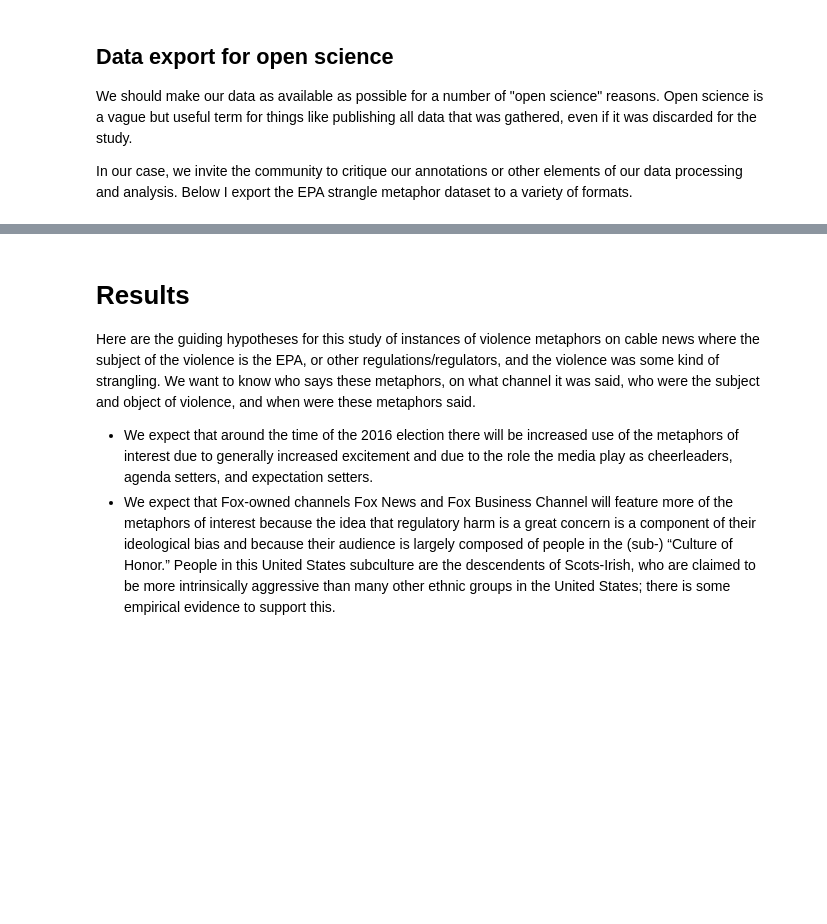
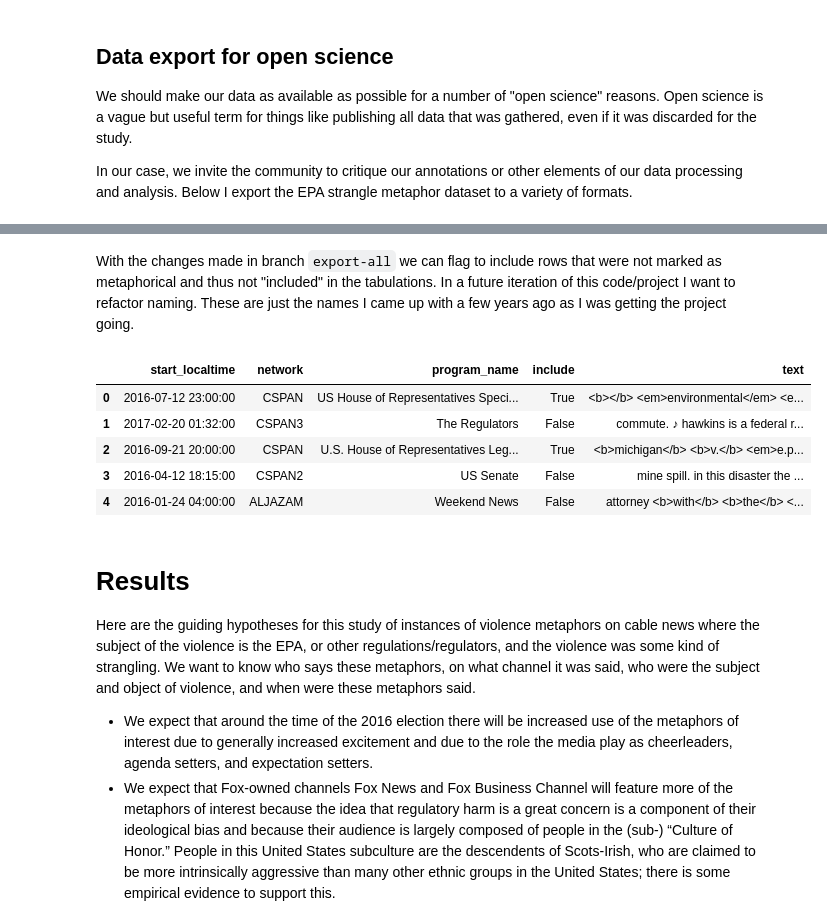
Before and after one commit to mt-digital/epa-metvi, a Jupyter notebook: Results.ipynb, the cells around one changed output, grey strips where cells are left out. Saved outputs shown, nothing was run; the diff lists cells and outputs as text; code cells hidden in the pictures; blank space fills up the shorter version.

```diff
--- a/Results.ipynb
+++ b/Results.ipynb
@@ -33,3 +41,16 @@ df.head()
+# %% [markdown]
+With the changes made in branch `export-all` we can flag to include rows that were not marked as metaphorical and thus not "included" in the tabulations. In a future iteration of this code/project I want to refactor naming. These are just the names I came up with a few years ago as I was getting the project going.
+# %%
+df_all = ProjectExporter('EPA Metvi').export_dataframe(included_only=False)
+
+df_all[['start_localtime', 'network', 'program_name', 'include', 'text']].head()
+# %% [output]
+|  | start_localtime | network | program_name | include | text |
+| 0 | 2016-07-12 23:00:00 | CSPAN | US House of Representatives Speci... | True | <b></b> <em>environmental</em> <e... |
+| 1 | 2017-02-20 01:32:00 | CSPAN3 | The Regulators | False | commute. ♪ hawkins is a federal r... |
+| 2 | 2016-09-21 20:00:00 | CSPAN | U.S. House of Representatives Leg... | True | <b>michigan</b> <b>v.</b> <em>e.p... |
+| 3 | 2016-04-12 18:15:00 | CSPAN2 | US Senate | False | mine spill. in this disaster the ... |
+| 4 | 2016-01-24 04:00:00 | ALJAZAM | Weekend News | False | attorney <b>with</b> <b>the</b> <... |
 # %% [markdown]
 # Results
 
```
Also changed, not shown: parts of 3 cells of this notebook, 14 other files.
